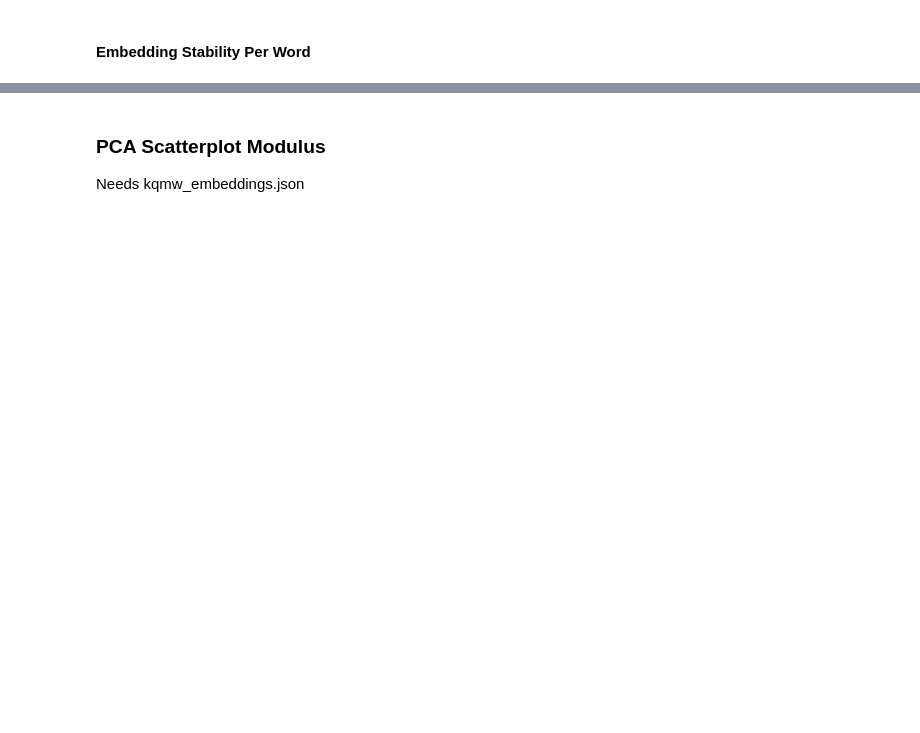
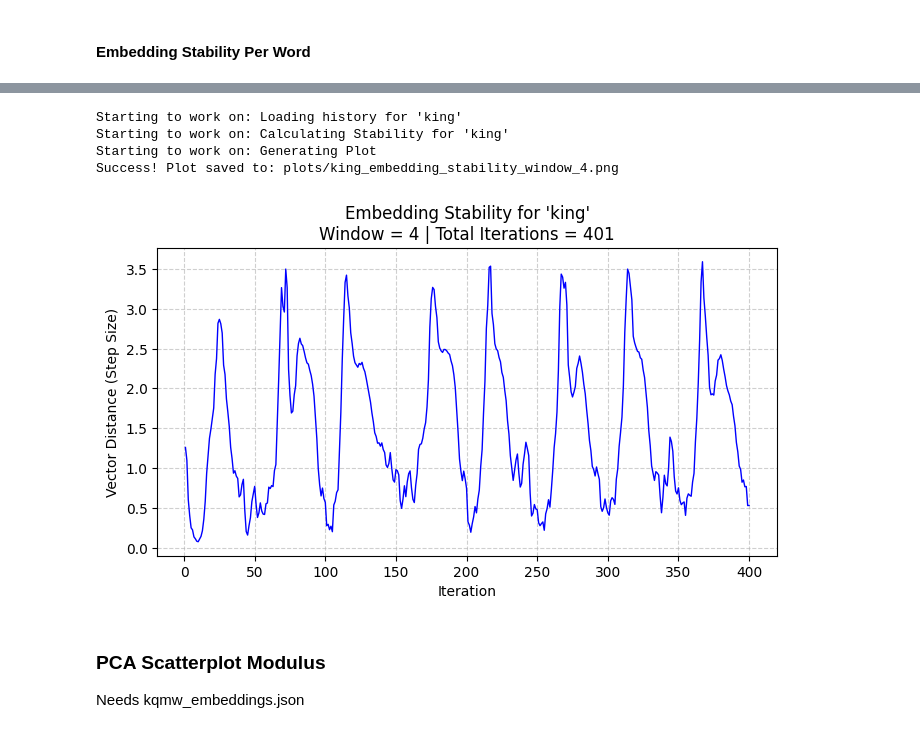
Before and after one commit to ShadowAsura/Word-Embeddings-and-Bloom-Filters, a Jupyter notebook: iteration_data.ipynb, the cells around one changed output, grey strips where cells are left out. Drawn from its saved outputs; the diff is of its cells as text; code cells hidden in the pictures; blank space fills up the shorter version.

```diff
--- a/iteration_data.ipynb
+++ b/iteration_data.ipynb
@@ -121,3 +147,65 @@ plt.show()
+# %%
+import json
+import numpy as np
+import matplotlib.pyplot as plt
+import os
+
+
+word = 'king'
+window = 4
+
+history_file = f'data/kqmw_iteration_window_{window}.json'
+output_dir = "plots"
+# -----------------------
+
+print(f"Starting to work on: Loading history for '{word}'")
+
+if not os.path.exists(history_file):
+    print(f"Error: {history_file} not found. Run your consolidation script first!")
+else:
+    with open(history_file, 'r') as f:
+        kqmw_data = json.load(f)
+
+    if word not in kqmw_data:
+        print(f"Error: Word '{word}' not found in the data.")
+    else:
+        print(f"Starting to work on: Calculating Stability for '{word}'")
+
+
+        word_vectors = kqmw_data[word]
+
+        deviations = []
+        for i in range(len(word_vectors) - 1):
+            vec1 = np.array(word_vectors[i])
+            vec2 = np.array(word_vectors[i + 1])
+            deviations.append(np.linalg.norm(vec1 - vec2))
+
+        print(f"Starting to work on: Generating Plot")
+
+        os.makedirs(output_dir, exist_ok=True)
+        fpath = os.path.join(output_dir, f"{word}_embedding_stability_window_{window}.png")
+
+
+        fig, ax = plt.subplots(figsize=(8, 4))
+        plt.plot(range(1, len(deviations) + 1), deviations, color='blue', linewidth=1)
+
+        plt.xlabel('Iteration')
+        plt.ylabel('Vector Distance (Step Size)')
+
+        total_iters = len(word_vectors)
+        ax.set_title(f"Embedding Stability for '{word}'\nWindow = {window} | Total Iterations = {total_iters}", fontsize=12)
+
+        plt.grid(True, linestyle='--', alpha=0.6)
+        plt.savefig(fpath, dpi=300)
+
+        print(f"Success! Plot saved to: {fpath}")
+        plt.show()
+# %% [output]
+Starting to work on: Loading history for 'king'
+Starting to work on: Calculating Stability for 'king'
+Starting to work on: Generating Plot
+Success! Plot saved to: plots/king_embedding_stability_window_4.png
+[figure, added]
 # %% [markdown]
 ### PCA Scatterplot Modulus
 
```
Also changed, not shown: parts of 7 cells of this notebook, 25 other files.
